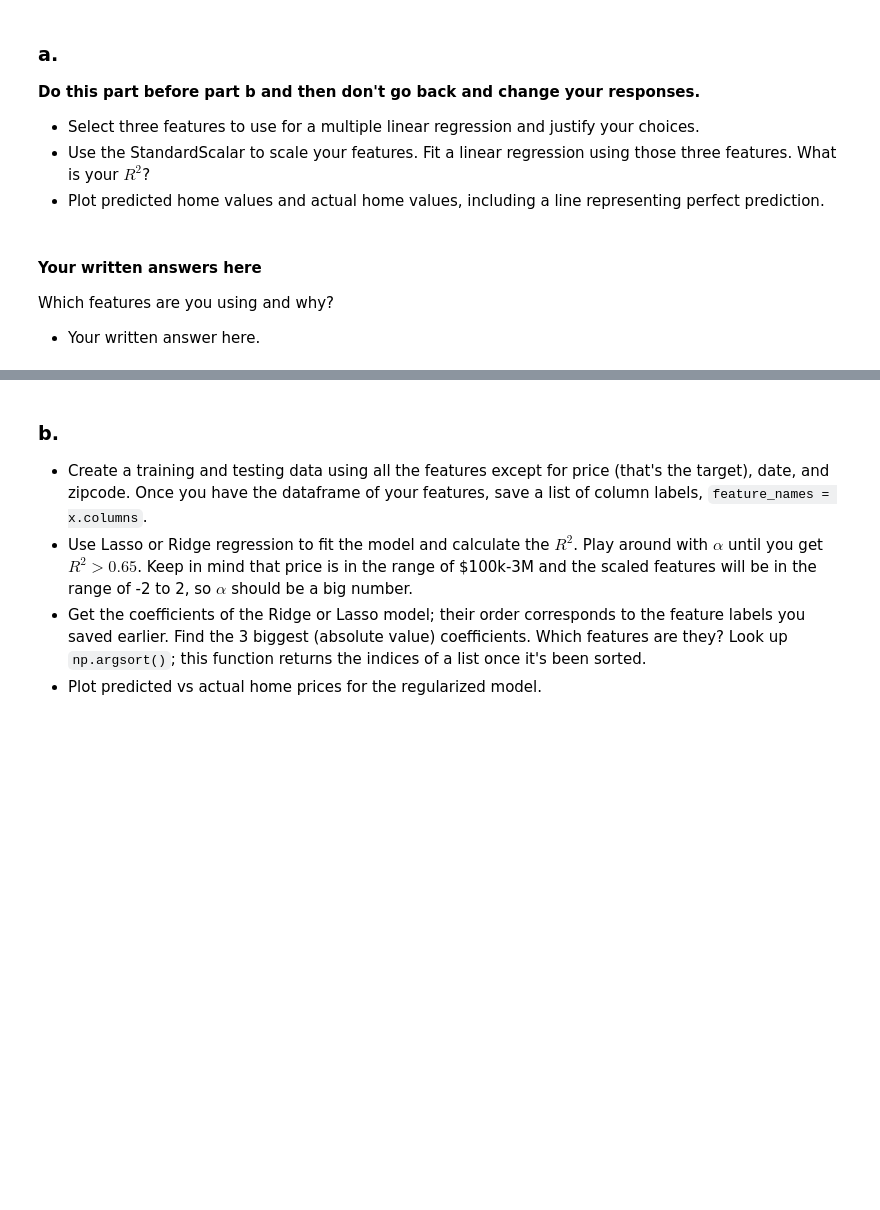
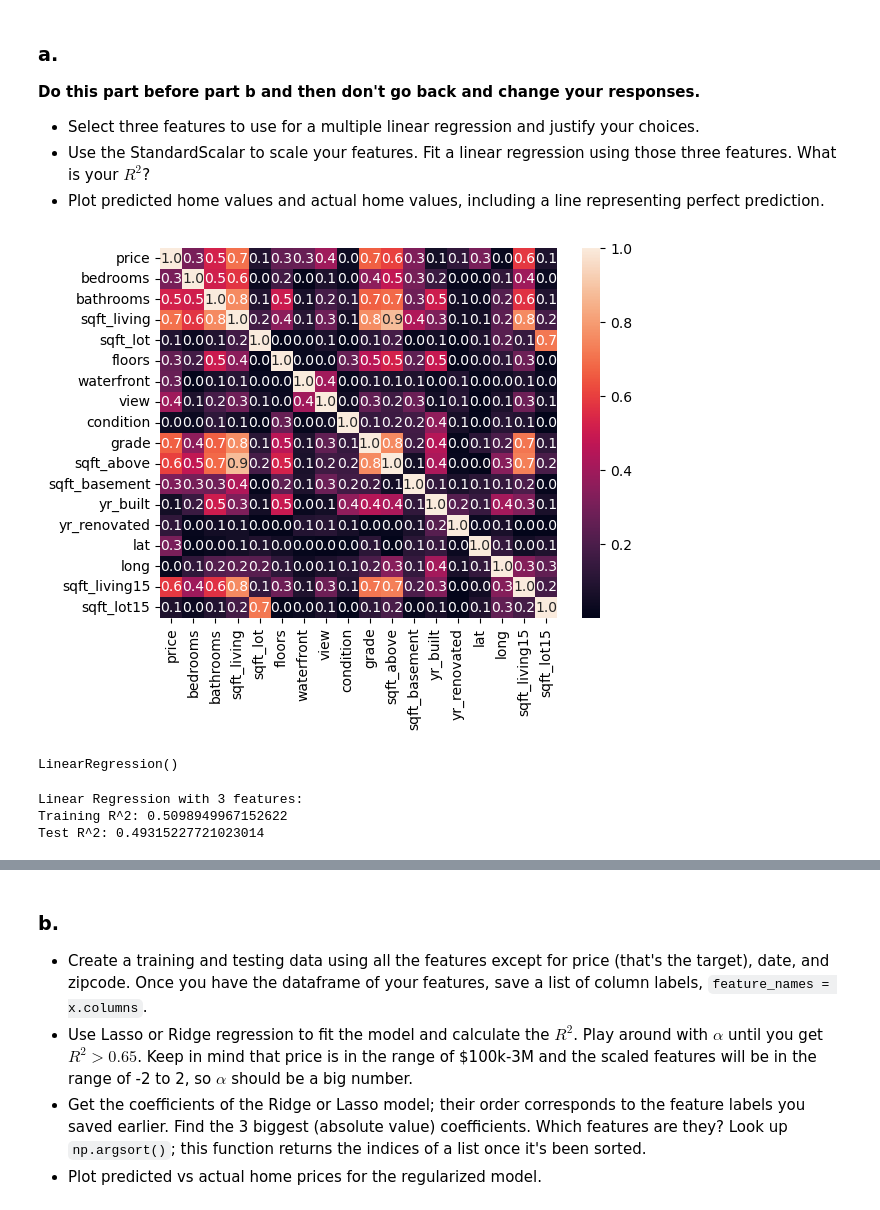
Before and after one commit to GettysburgDataScience/ps1-linear-regression-EthanNguyen2107, a Jupyter notebook: PS1.ipynb, the cells around one changed output, grey strips where cells are left out. Cells and saved outputs as stored; diff of their text form; code cells hidden in the pictures; blank space fills up the shorter version.

```diff
--- a/PS1.ipynb
+++ b/PS1.ipynb
@@ -228,5 +304,9 @@ housing_df = pd.read_csv('kc_house_data.csv')
-# %% [markdown]
-#### Your written answers here
-Which features are you using and why?
-
- - Your written answer here.
+# %%
+# bedrooms, sqft_living and floors
+# Your code here. Add cells as needed
+housing_df.drop(columns=['id', 'date', 'zipcode'], inplace=True)
+corr = housing_df.corr()
+sns.heatmap(np.abs(corr), annot=True, fmt = ".1f")
+plt.show()
+# %% [output]
+[figure, added]
@@ -232,0 +318,13 @@ Which features are you using and why?
+# %%
+from sklearn.preprocessing import StandardScaler
+
+ss = StandardScaler()
+ss.fit(X_train)
+
+X_scaled_train = ss.transform(X_train)
+X_scaled_test = ss.transform(X_test)
+
+model_linreg = LinearRegression()
+model_linreg.fit(X_scaled_train, y_train)
+# %% [output]
+LinearRegression()
@@ -232,0 +338,31 @@ Which features are you using and why?
+# %%
+# Select three features
+X_a = housing_df[['bedrooms', 'sqft_living', 'floors']]
+y_a = housing_df['price']
+
+# Train-test split
+X_a_train, X_a_test, y_a_train, y_a_test = train_test_split(
+    X_a, y_a, test_size=0.2
+)
+
+# Scale data
+scaler_a = StandardScaler()
+scaler_a.fit(X_a_train)
+X_a_train_scaled = scaler_a.transform(X_a_train)
+X_a_test_scaled = scaler_a.transform(X_a_test)
+
+# Fit Linear Regression
+linreg = LinearRegression()
+linreg.fit(X_a_train_scaled, y_a_train)
+
+# Evaluate
+r2_train_a = linreg.score(X_a_train_scaled, y_a_train)
+r2_test_a = linreg.score(X_a_test_scaled, y_a_test)
+
+print("Linear Regression with 3 features:")
+print("Training R^2:", r2_train_a)
+print("Test R^2:", r2_test_a)
+# %% [output]
+Linear Regression with 3 features:
+Training R^2: 0.5098949967152622
+Test R^2: 0.49315227721023014
```
Also changed, not shown: parts of 18 cells of this notebook.
